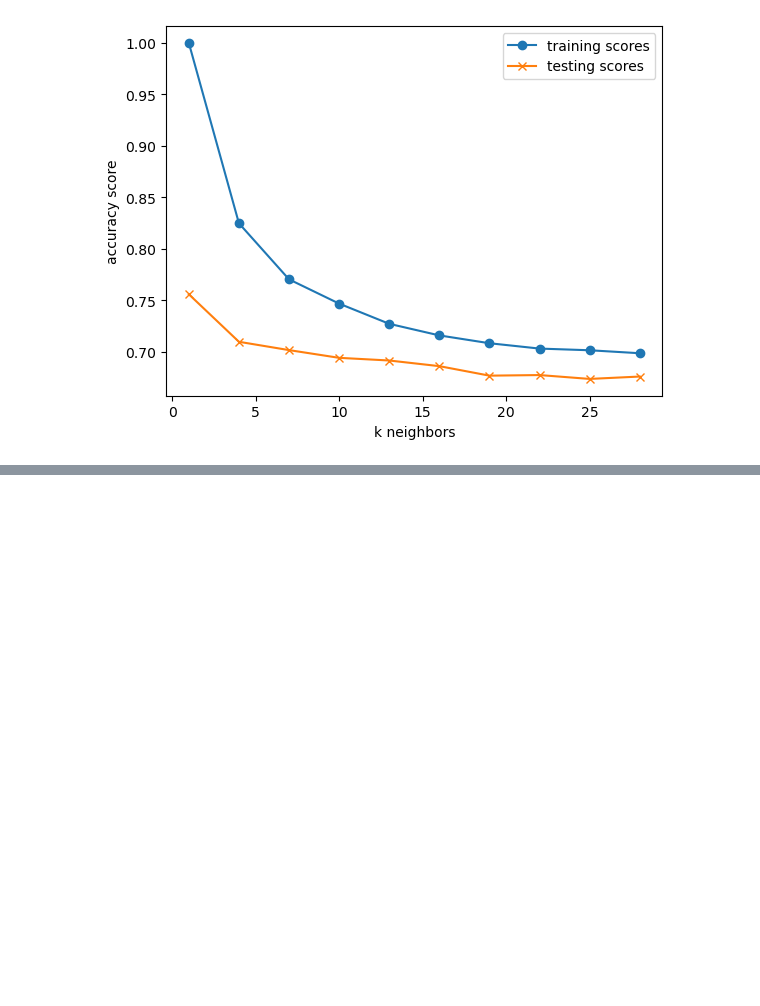
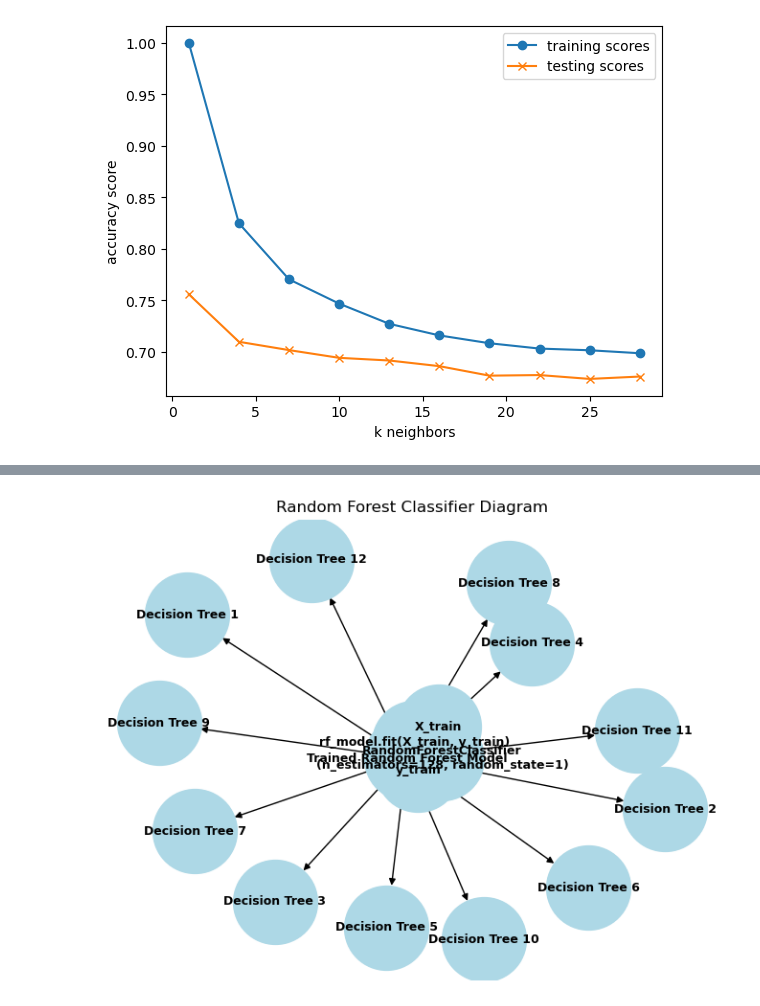
Before and after one commit to dipeshpandya/team_gohan, a Jupyter notebook: team_gohan.ipynb, the cells around one changed output, grey strips where cells are left out. Cells and saved outputs as stored; diff of their text form; code cells hidden in the pictures; blank space fills up the shorter version.

```diff
--- a/team_gohan.ipynb
+++ b/team_gohan.ipynb
@@ -163,0 +243,47 @@ k: 28, Train/Test Score: 0.698/0.676
+# %%
+import matplotlib.pyplot as plt
+import networkx as nx
+
+# Create a directed graph
+G = nx.DiGraph()
+
+# Add nodes
+G.add_nodes_from([
+    "RandomForestClassifier\n(n_estimators=128, random_state=1)",
+    "X_train",
+    "y_train",
+    "rf_model.fit(X_train, y_train)",
+    "Trained Random Forest Model",
+    "Decision Tree 1", "Decision Tree 2", "Decision Tree 3","Decision Tree 4", "Decision Tree 5", "Decision Tree 6","Decision Tree 7", "Decision Tree 8", "Decision Tree 9","Decision Tree 10", "Decision Tree 11", "Decision Tree 12",
+])
+
+# Add edges
+edges = [
+    ("X_train", "rf_model.fit(X_train, y_train)"),
+    ("y_train", "rf_model.fit(X_train, y_train)"),
+    ("rf_model.fit(X_train, y_train)", "Trained Random Forest Model"),
+    ("RandomForestClassifier\n(n_estimators=128, random_state=1)", "rf_model.fit(X_train, y_train)"),
+    ("Trained Random Forest Model", "Decision Tree 1"),
+    ("Trained Random Forest Model", "Decision Tree 2"),
+    ("Trained Random Forest Model", "Decision Tree 3"),
+    ("Trained Random Forest Model", "Decision Tree 4"),
+    ("Trained Random Forest Model", "Decision Tree 5"),
+    ("Trained Random Forest Model", "Decision Tree 6"),
+    ("Trained Random Forest Model", "Decision Tree 7"),
+    ("Trained Random Forest Model", "Decision Tree 8"),
+    ("Trained Random Forest Model", "Decision Tree 9"),
+    ("Trained Random Forest Model", "Decision Tree 10"),
+    ("Trained Random Forest Model", "Decision Tree 11"),
+    ("Trained Random Forest Model", "Decision Tree 12"),
+    # Add more edges as needed for the number of trees
+]
+
+G.add_edges_from(edges)
+
+# Draw the graph
+pos = nx.spring_layout(G, seed=42)  # for reproducible layout
+nx.draw(G, pos, with_labels=True, node_size=4000, node_color='lightblue', font_size=9, font_weight='bold', arrows=True)
+plt.title("Random Forest Classifier Diagram")
+plt.show()
+# %% [output]
+[figure, added]
```
Also changed, not shown: parts of 6 cells of this notebook.
